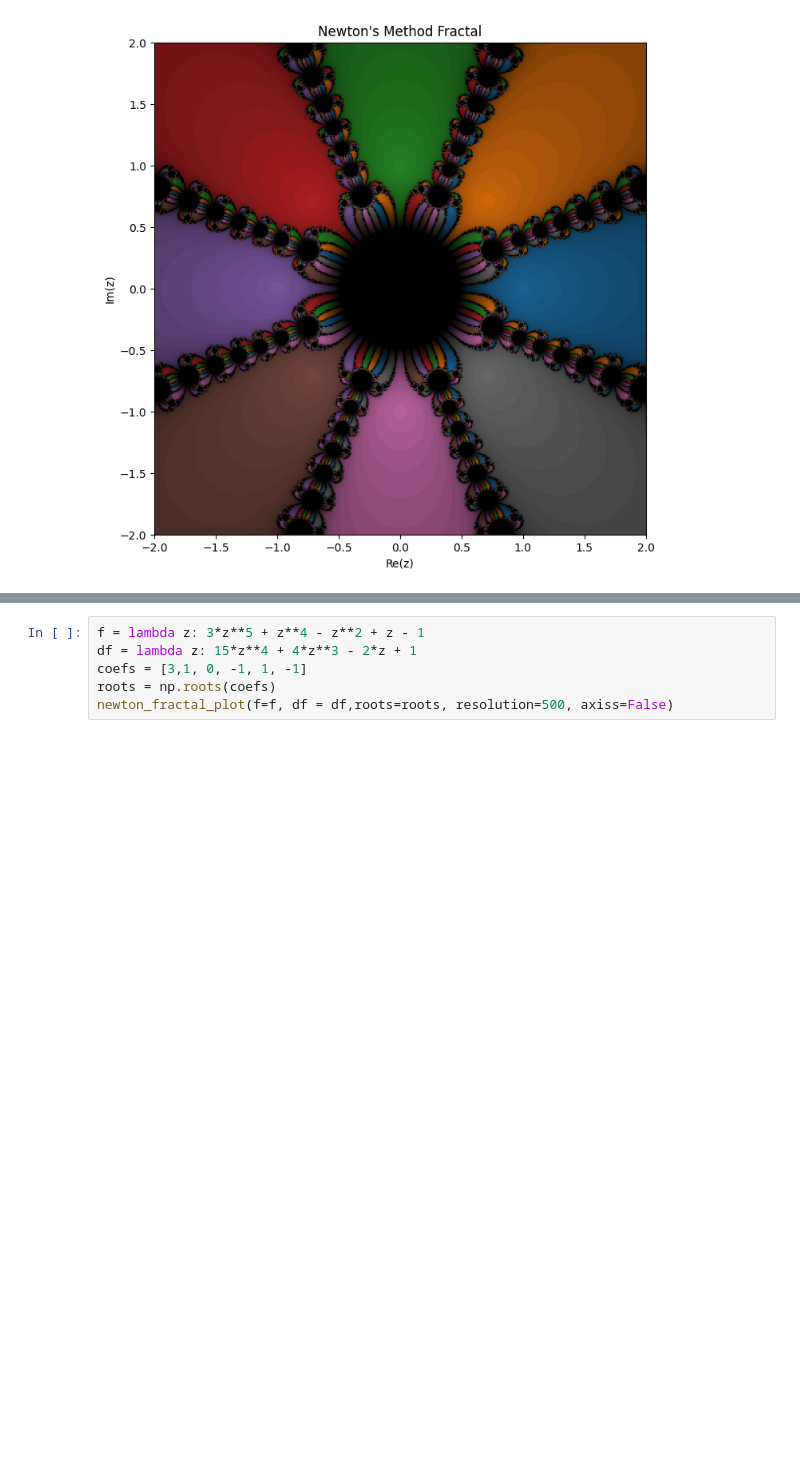
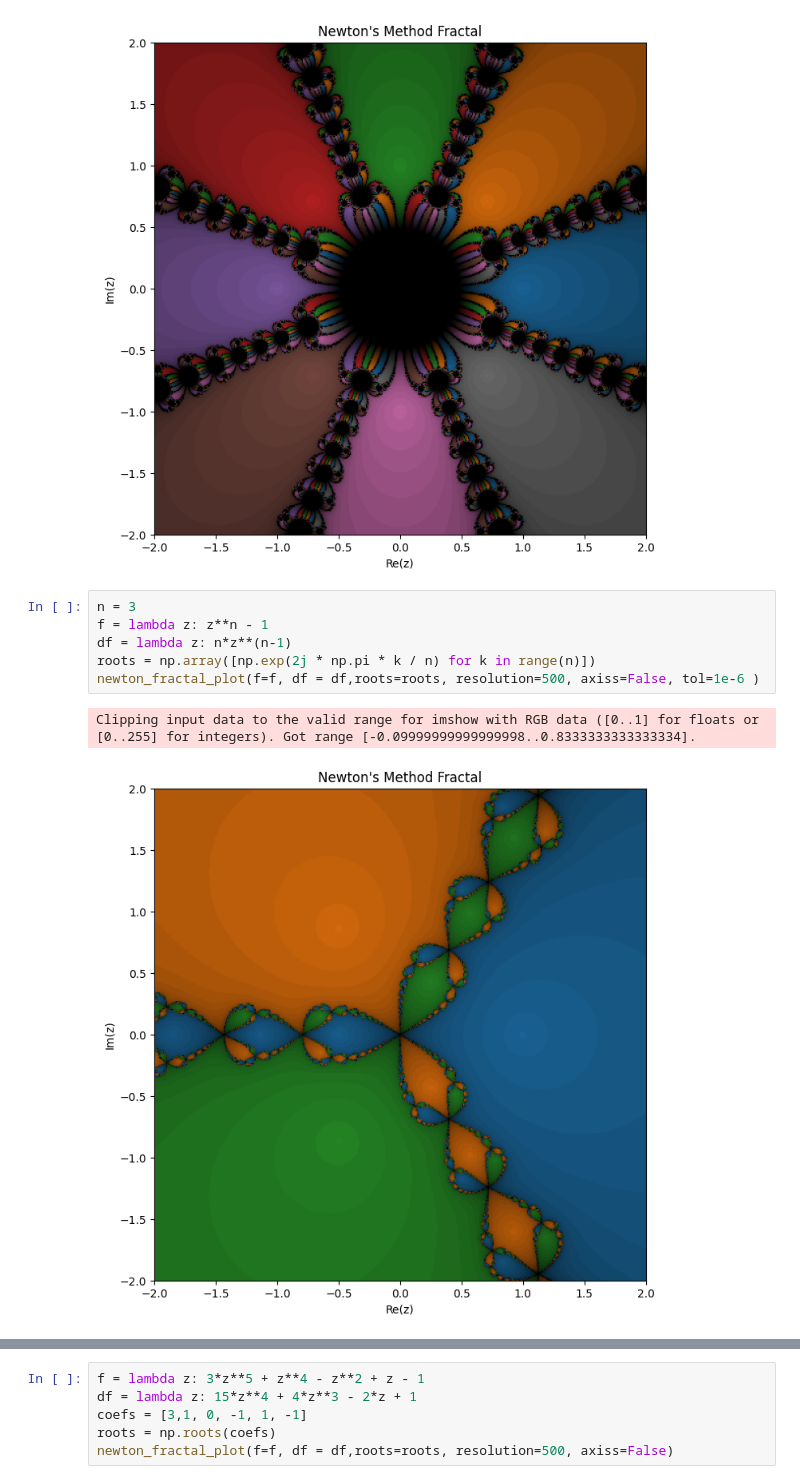
Before and after one commit to IC-Metodos-Numericos/Newton-Raphson, a Jupyter notebook: 2d/python/newton2dTests.ipynb, the cells around one changed output, grey strips where cells are left out. Drawn from its saved outputs; the diff is of its cells as text; blank space fills up the shorter version.

```diff
--- a/2d/python/newton2dTests.ipynb
+++ b/2d/python/newton2dTests.ipynb
@@ -18,3 +18,12 @@ newton_fractal_plot(f=f, df = df,roots=roots, resolution=500, axiss=False, tol=1
 # %% [output]
 Clipping input data to the valid range for imshow with RGB data ([0..1] for floats or [0..255] for integers). Got range [-0.09999999999999998..0.8333333333333334].
 [figure]
+# %%
+n = 3
+f = lambda z: z**n - 1
+df = lambda z: n*z**(n-1)
+roots = np.array([np.exp(2j * np.pi * k / n) for k in range(n)])
+newton_fractal_plot(f=f, df = df,roots=roots, resolution=500, axiss=False, tol=1e-6 )
+# %% [output]
+Clipping input data to the valid range for imshow with RGB data ([0..1] for floats or [0..255] for integers). Got range [-0.09999999999999998..0.8333333333333334].
+[figure, added]
```
Also changed, not shown: parts of 4 cells of this notebook, 13 other files.
